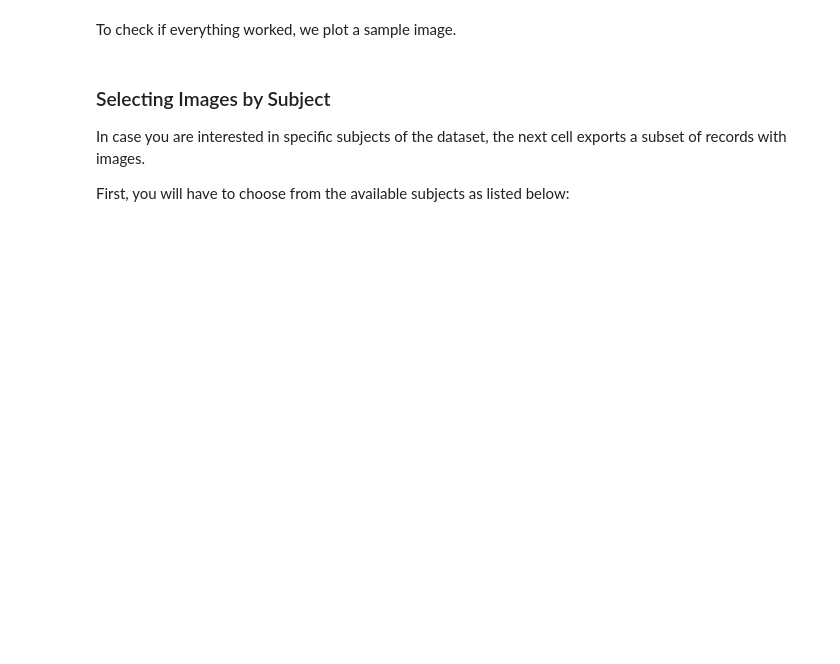
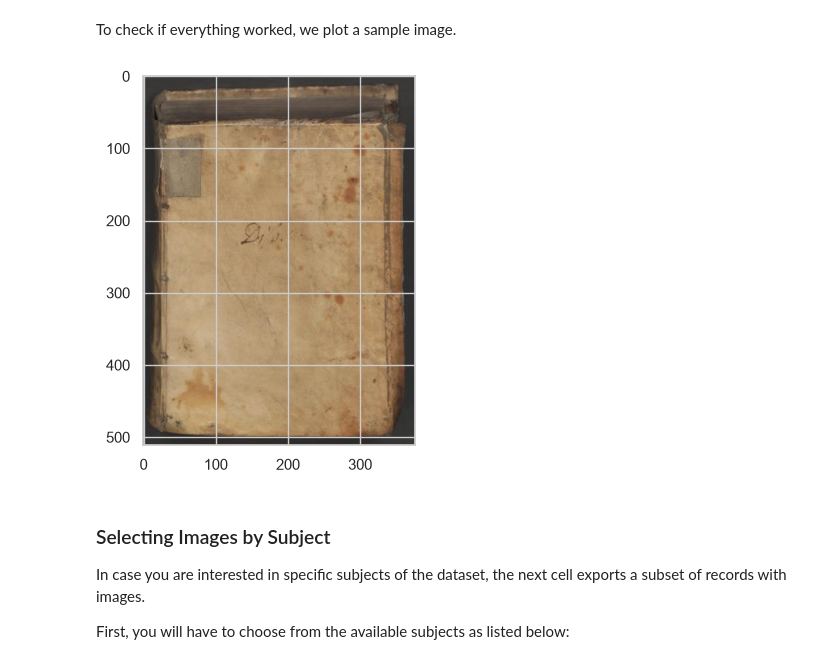
Before and after one commit to elektrobohemian/SBBrowse2018, a Jupyter notebook: DataProcessing.ipynb, the cells around one changed output. Drawn from its saved outputs; the diff is of its cells as text; code cells hidden in the pictures; blank space fills up the shorter version.

Commit message:
fixed sample image plot
- the PPN for the sample image plot was hardcoded, it is now based on an existing one

- replaced `time.process_time()` by `datetime.now()`

```diff
--- a/DataProcessing.ipynb
+++ b/DataProcessing.ipynb
@@ -62,7 +62,7 @@ However, you __must__ always run the next cell!
 #
 # * * * * * * * * * * * * * * * * * * * * * * * * * * * * * * * * * * * * * * * * * *
 allowDownloads=False # should be True if you run this for the first time or False if you want to use the provided sample data
-allowDownloads=True # daz temp
+
 # * * * * * * * * * * * * * * * * * * * * * * * * * * * * * * * * * * * * * * * * * *
 #
 # If 'loadMissingData' is set to True, sample files will be downloaded automatically
@@ -99,7 +99,7 @@ keepTIFFs=False
 #
 # * * * * * * * * * * * * * * * * * * * * * * * * * * * * * * * * * * * * * * * * * *
 demoClustering=False # should be False if you run this for the first time
-demoClustering=True # daz temp
+
 # * * * * * * * * * * * * * * * * * * * * * * * * * * * * * * * * * * * * * * * * * *
 #
 # If you set 'allowComputationallyExpensiveCalculations' to True, various time consuming tasks (some of them running
@@ -223,6 +223,7 @@ import subprocess
 import platform
 import zipfile
 import shutil
+import openpyxl
 
 # string distance/similarity functions - names were fixed in jellyfish to be correct (finally)
 from jellyfish import jaro_similarity, jaro_winkler_similarity, hamming_distance, levenshtein_distance
@@ -302,7 +303,7 @@ def saveFileFromURL(file_url,output_dir):
 
 
 # global start time: used to check the run time of all cells
-globalStartTime = time.process_time()
+globalStartTime = datetime.now()
 
 # create necessary directories
 if not os.path.exists(downloadDir):
@@ -646,7 +640,7 @@ __Safe to continue from here if you can provide 'save_120k_dc_all.pickle'__
 # load the records
 printLog("Loading pickled records...")
 # uncomment this line if you are continuing the execution of this notebook at a later point in time
-savedRecords=pickle.load( open( "save_120k_dc_all.pickle", "rb" ) )
+#savedRecords=pickle.load( open( "save_120k_dc_all.pickle", "rb" ) )
 printLog("Finished loading pickled records.")
 
 availableKeys=dict()
@@ -2467,21 +3014,27 @@ printLog("Done.")
 To check if everything worked, we plot a sample image.
 # %%
 # a sample image is available under: https://8bit-inferno.de/_persistent/sbbrowse_sample_img.jpg
+
+# we have to get an existing PPN
+withImage = df6[df6['titleImage'].notna() & (df6['titleImage'].astype(str).str.strip() != "")]
+
 
 # we will only try to render a sample image if there have been records with a title image
 if recordsWithTitleImage>0:
     # get a sample title page
-    d7=df6[df6.PPN=="PPN61012823X"]
+    d7=df6[df6.PPN==withImage['PPN'][0]]
     # as we want to retrieve only the contents of the "titleImage" column as a string, we have to use the loc operator
     sampleTitlePage=imageBasePath+d7['titleImage'].loc[d7.index[0]]
 
     if os.path.isfile(sampleTitlePage):
         # plot the image
         img = mpimg.imread(sampleTitlePage)
         imgplot = plt.imshow(img)
         plt.show()
     else:
         printLog("Could not access image at: "+sampleTitlePage)
+# %% [output]
+[figure, added]
 # %% [markdown]
 ### Selecting Images by Subject
 
```
Also changed, not shown: parts of 80 cells of this notebook, 2 other files.
